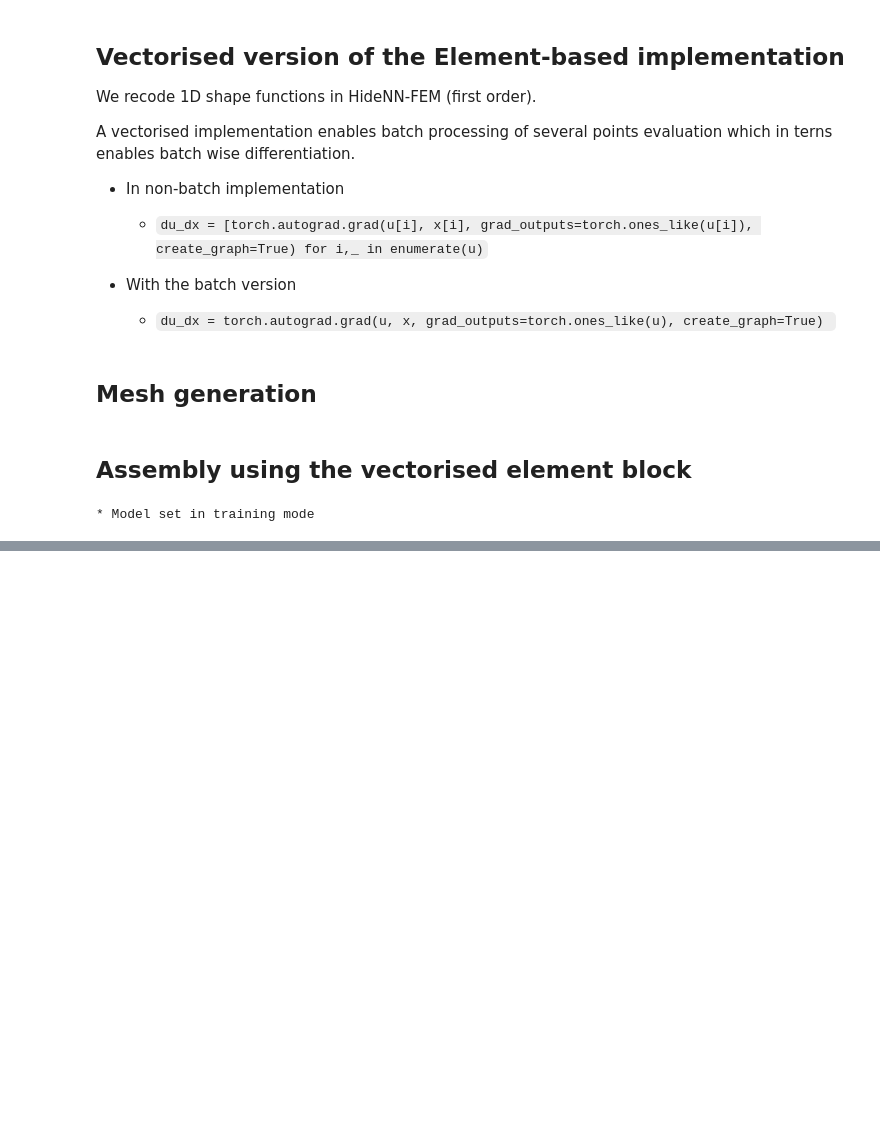
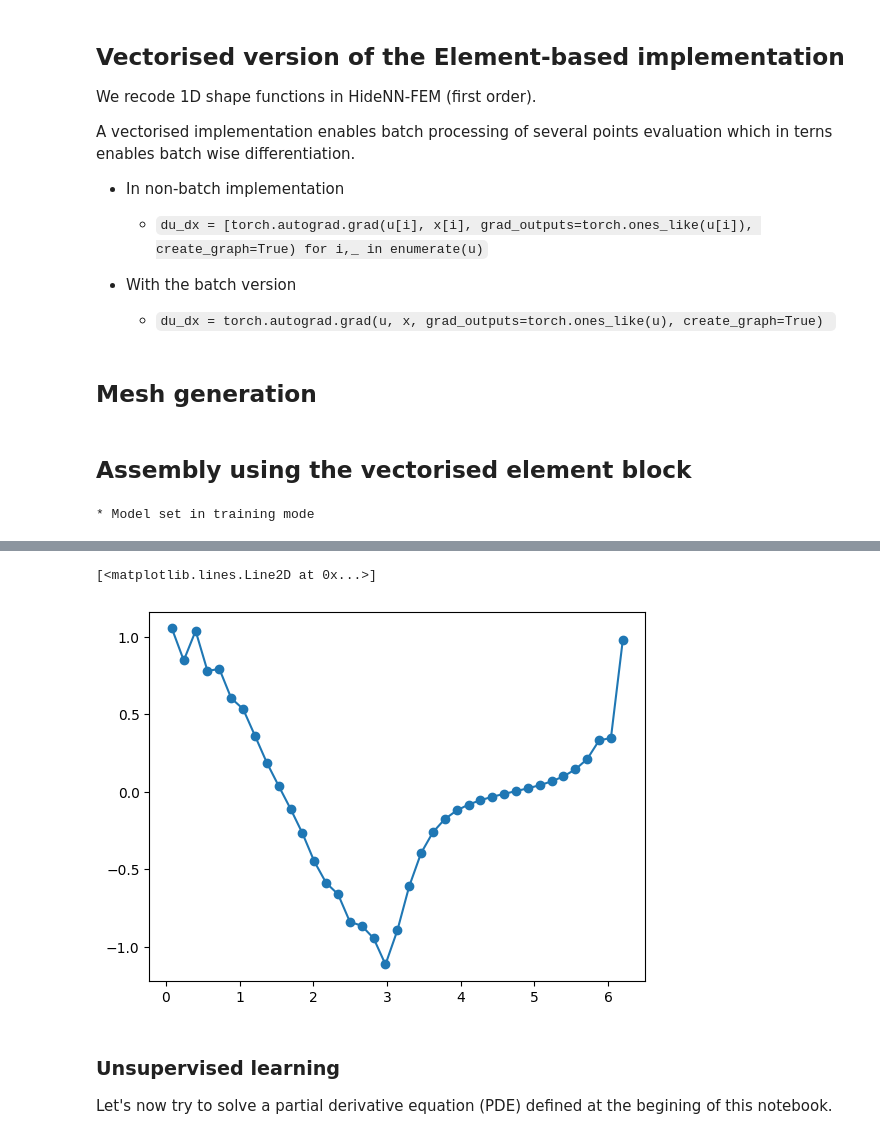
Before and after one commit to AlexandreDabySeesaram/Simplified_1D_NeuROM, a Jupyter notebook: 1D_element_based.ipynb, the cells around one changed output, grey strips where cells are left out. Drawn from its saved outputs; the diff is of its cells as text; code cells hidden in the pictures; blank space fills up the shorter version.

```diff
--- a/1D_element_based.ipynb
+++ b/1D_element_based.ipynb
@@ -265,0 +276,13 @@ i = 9999 | loss = 5.25e-01
+# %%
+model.train()
+u, x_g, detJ    = model()
+du_dxg = torch.autograd.grad(u, x_g, grad_outputs=torch.ones_like(u), create_graph=True)[0]
+plt.figure()
+plt.plot(x_g.data,du_dxg.data, '-o')
+# %% [output]
+[<matplotlib.lines.Line2D at 0x...>]
+[figure, added]
+# %% [markdown]
+### Unsupervised learning
+
+Let's now try to solve a partial derivative equation (PDE) defined at the begining of this notebook.
```
Also changed, not shown: parts of 19 cells of this notebook.
